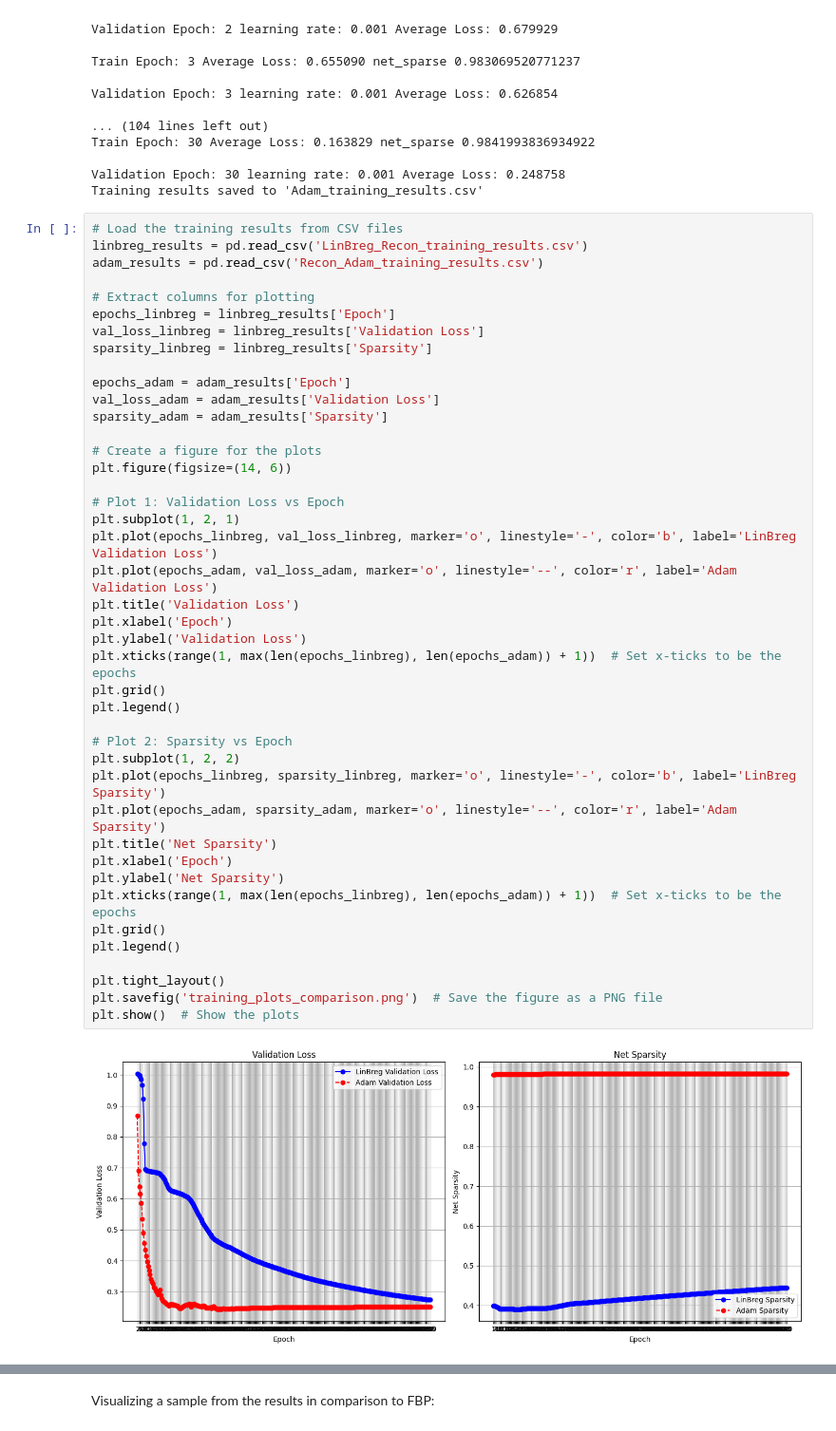
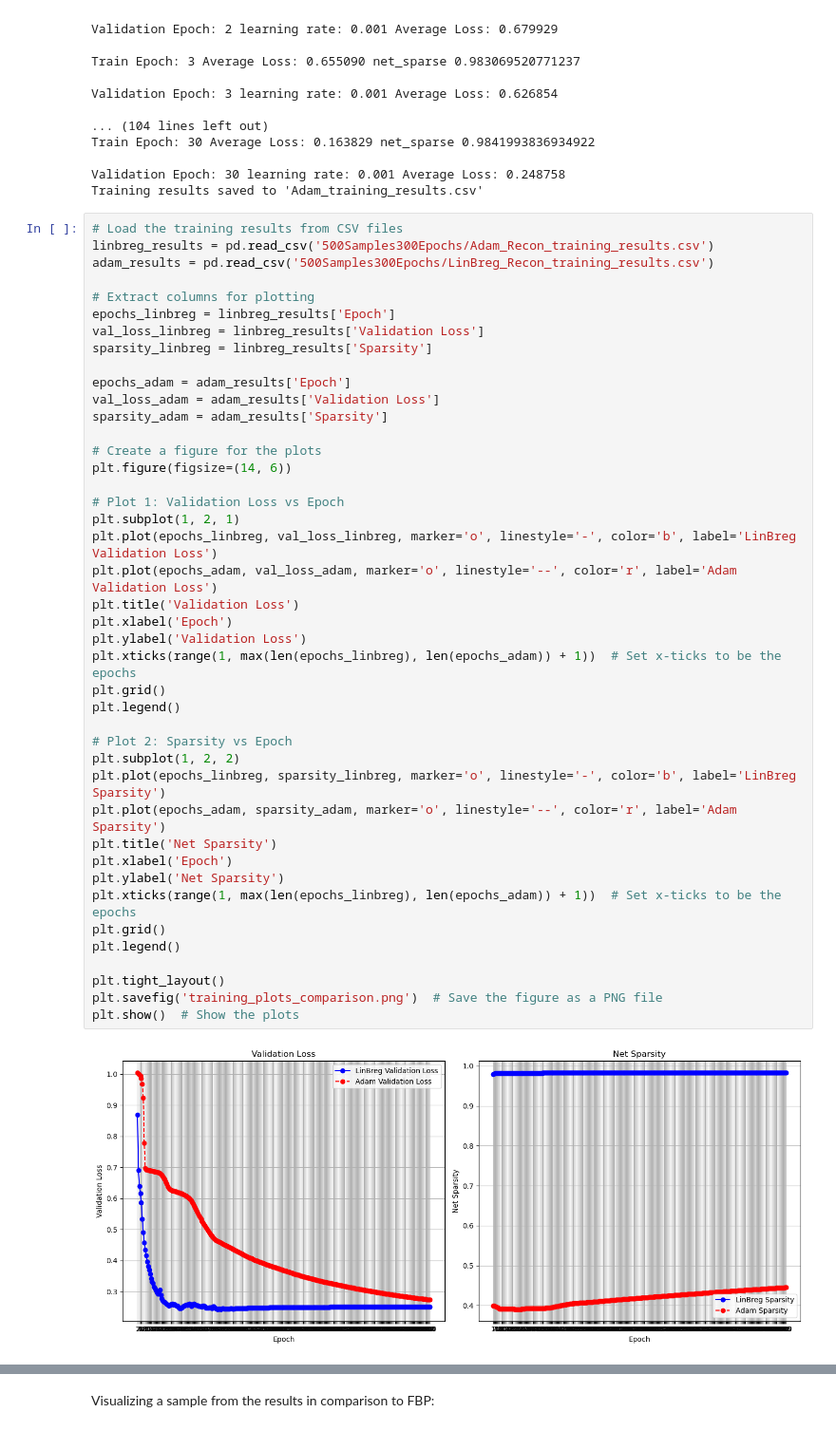
Before and after one commit to Proskahn/Breg_Recon, a Jupyter notebook: Learned_reconstruction_pytorch.ipynb, the cells around one changed output, grey strips where cells are left out. Shown at 95% size. Drawn from its saved outputs; the diff is of its cells as text.

Commit message:
Update the result data

```diff
--- a/Learned_reconstruction_pytorch.ipynb
+++ b/Learned_reconstruction_pytorch.ipynb
@@ -442,8 +442,8 @@ Validation Epoch: 30 learning rate: 0.001 Average Loss: 0.248758
 Training results saved to 'Adam_training_results.csv'
 # %%
 # Load the training results from CSV files
-linbreg_results = pd.read_csv('LinBreg_Recon_training_results.csv')
-adam_results = pd.read_csv('Recon_Adam_training_results.csv')
+linbreg_results = pd.read_csv('500Samples300Epochs/Adam_Recon_training_results.csv')
+adam_results = pd.read_csv('500Samples300Epochs/LinBreg_Recon_training_results.csv')
 
 # Extract columns for plotting
 epochs_linbreg = linbreg_results['Epoch']
@@ -456,31 +456,31 @@ sparsity_adam = adam_results['Sparsity']
 
 # Create a figure for the plots
 plt.figure(figsize=(14, 6))
 
 # Plot 1: Validation Loss vs Epoch
 plt.subplot(1, 2, 1)
 plt.plot(epochs_linbreg, val_loss_linbreg, marker='o', linestyle='-', color='b', label='LinBreg Validation Loss')
 plt.plot(epochs_adam, val_loss_adam, marker='o', linestyle='--', color='r', label='Adam Validation Loss')
 plt.title('Validation Loss')
 plt.xlabel('Epoch')
 plt.ylabel('Validation Loss')
 plt.xticks(range(1, max(len(epochs_linbreg), len(epochs_adam)) + 1))  # Set x-ticks to be the epochs
 plt.grid()
 plt.legend()
 
 # Plot 2: Sparsity vs Epoch
 plt.subplot(1, 2, 2)
 plt.plot(epochs_linbreg, sparsity_linbreg, marker='o', linestyle='-', color='b', label='LinBreg Sparsity')
 plt.plot(epochs_adam, sparsity_adam, marker='o', linestyle='--', color='r', label='Adam Sparsity')
 plt.title('Net Sparsity')
 plt.xlabel('Epoch')
 plt.ylabel('Net Sparsity')
 plt.xticks(range(1, max(len(epochs_linbreg), len(epochs_adam)) + 1))  # Set x-ticks to be the epochs
 plt.grid()
 plt.legend()
 
 plt.tight_layout()
 plt.savefig('training_plots_comparison.png')  # Save the figure as a PNG file
 plt.show()  # Show the plots
 # %% [output]
-[figure, old version]
+[figure, new version]
```
Also changed, not shown: parts of 3 cells of this notebook, 9 other files.
